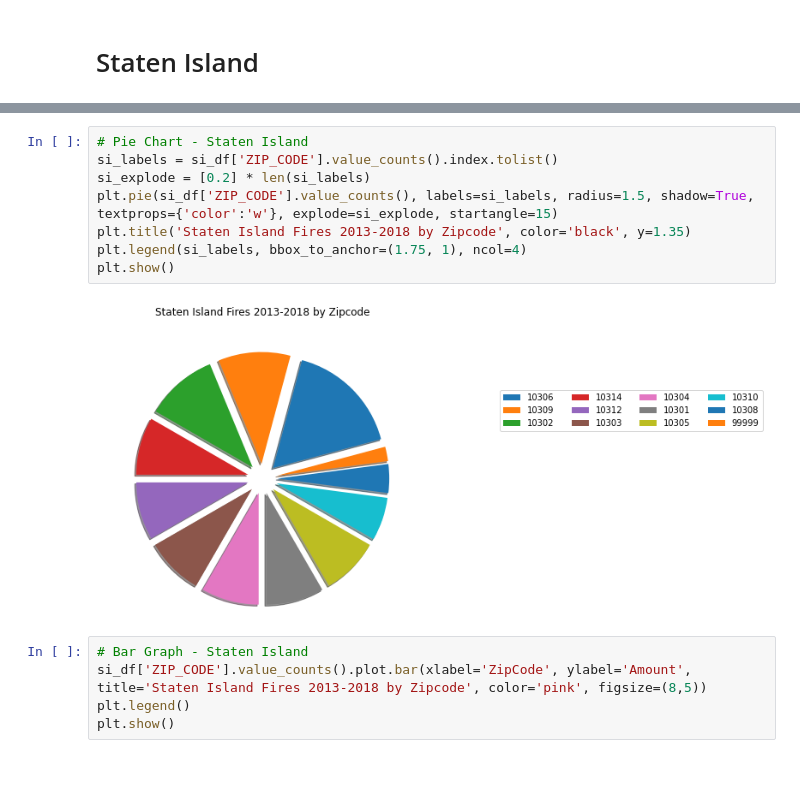
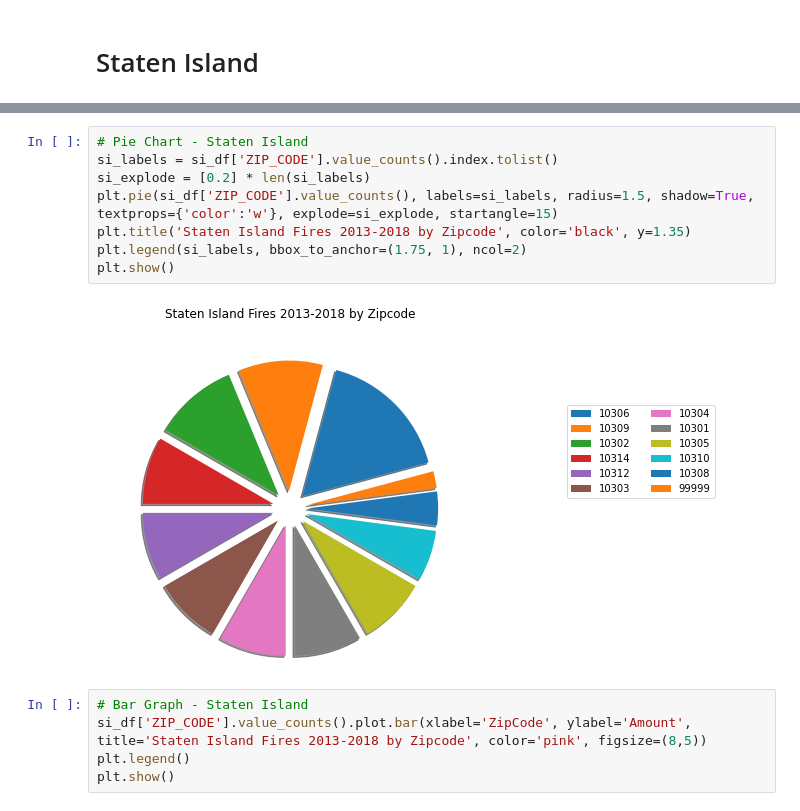
Before and after one commit to daiyanc/nyc_fires, a Jupyter notebook: src/data_visualization.ipynb, the cells around one changed output, grey strips where cells are left out. Saved outputs shown, nothing was run; the diff lists cells and outputs as text; blank space fills up the shorter version.

```diff
--- a/src/data_visualization.ipynb
+++ b/src/data_visualization.ipynb
@@ -476,14 +476,14 @@ si
 # %%
 # Pie Chart - Staten Island
 si_labels = si_df['ZIP_CODE'].value_counts().index.tolist()
 si_explode = [0.2] * len(si_labels)
 plt.pie(si_df['ZIP_CODE'].value_counts(), labels=si_labels, radius=1.5, shadow=True,
 textprops={'color':'w'}, explode=si_explode, startangle=15)
 plt.title('Staten Island Fires 2013-2018 by Zipcode', color='black', y=1.35)
-plt.legend(si_labels, bbox_to_anchor=(1.75, 1), ncol=4)
+plt.legend(si_labels, bbox_to_anchor=(1.75, 1), ncol=2)
 plt.show()
 # %% [output]
-[figure, old version]
+[figure, new version]
 # %%
 # Bar Graph - Staten Island
 si_df['ZIP_CODE'].value_counts().plot.bar(xlabel='ZipCode', ylabel='Amount', title='Staten Island Fires 2013-2018 by Zipcode', color='pink', figsize=(8,5))
```
Also changed, not shown: 1 other file.
